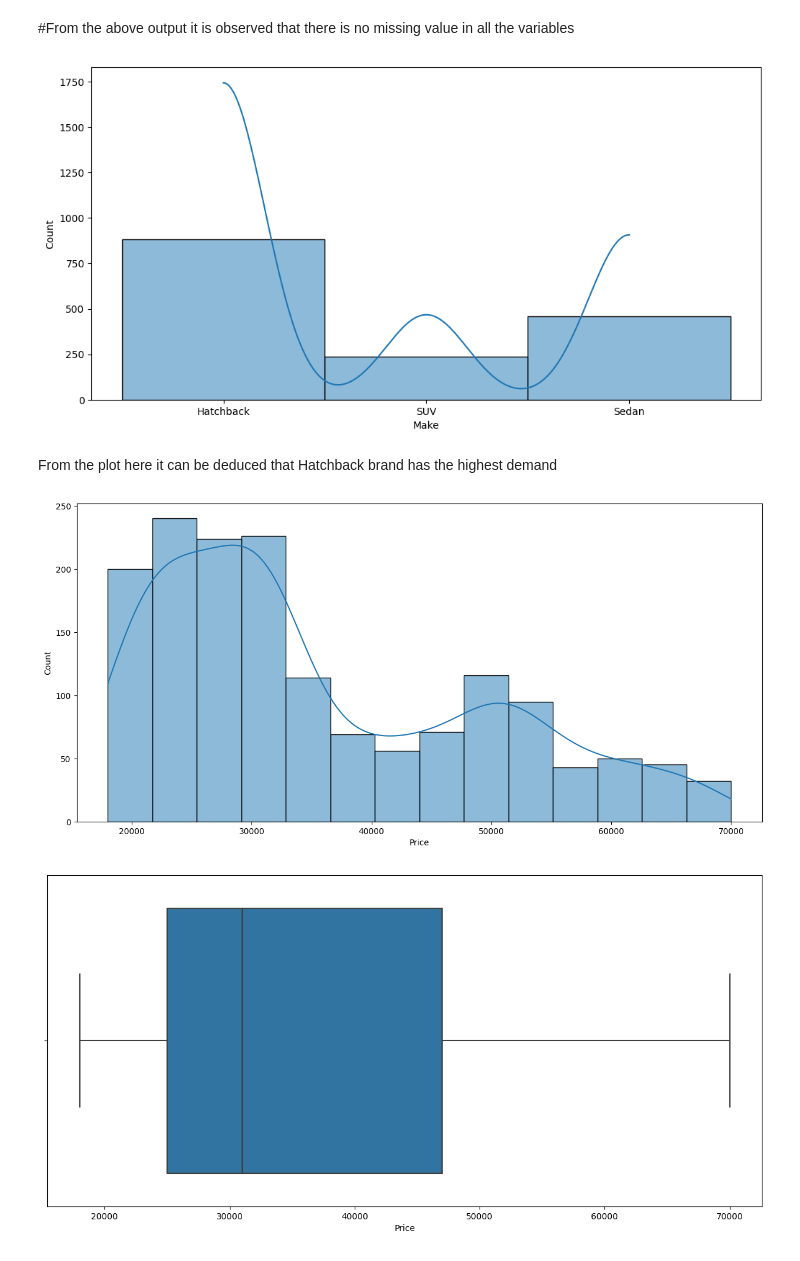
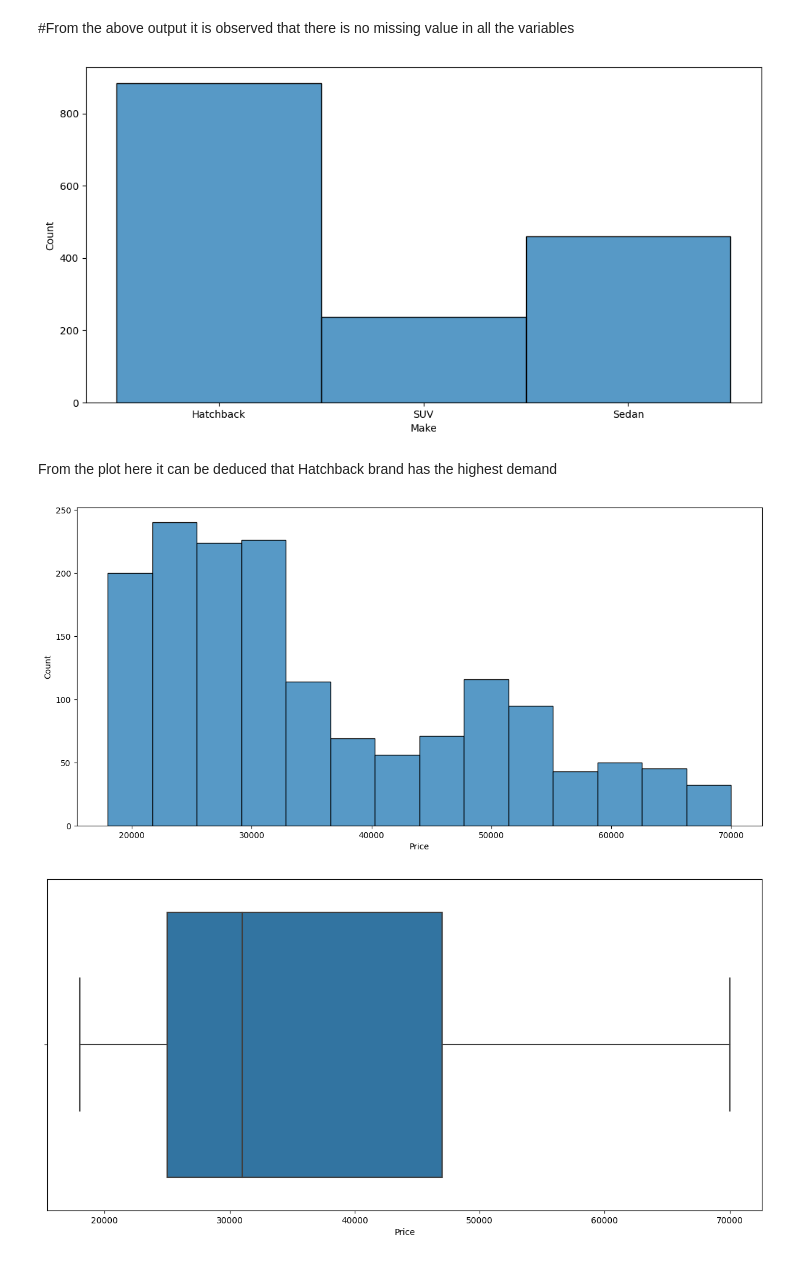
Before and after one commit to Ebipademp/nbte_directory, a Jupyter notebook: Python_makeupProject.ipynb, the cells around one changed output. Drawn from its saved outputs; the diff is of its cells as text; code cells hidden in the pictures.

```diff
--- a/Python_makeupProject.ipynb
+++ b/Python_makeupProject.ipynb
@@ -89,16 +89,16 @@ dtype: int64
 #From the above output it is observed that there is no missing value in all the variables
 # %%
 plt.figure(figsize=(12,6))
-sns.histplot(data=df, x='Make', kde=True);
+sns.histplot(data=df, x='Make');
 # %% [output]
-[figure, old version]
+[figure, new version]
 # %% [markdown]
 From the plot here it can be deduced that Hatchback brand has the highest demand
 # %%
 plt.figure(figsize=(15,7))
-sns.histplot(data=df, x='Price', kde=True);
+sns.histplot(data=df, x='Price');
 # %% [output]
-[figure, old version]
+[figure, new version]
 # %%
 plt.figure(figsize=(15,7))
 sns.boxplot(data=df, x='Price');
```
Also changed, not shown: parts of 4 cells of this notebook.
